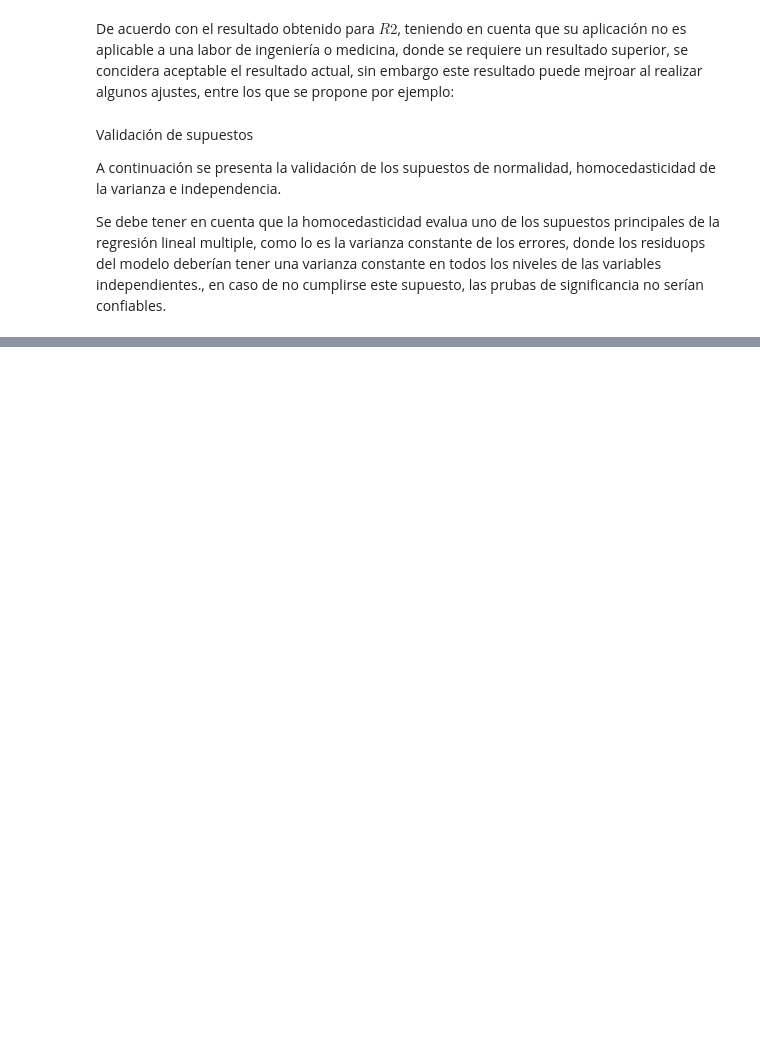
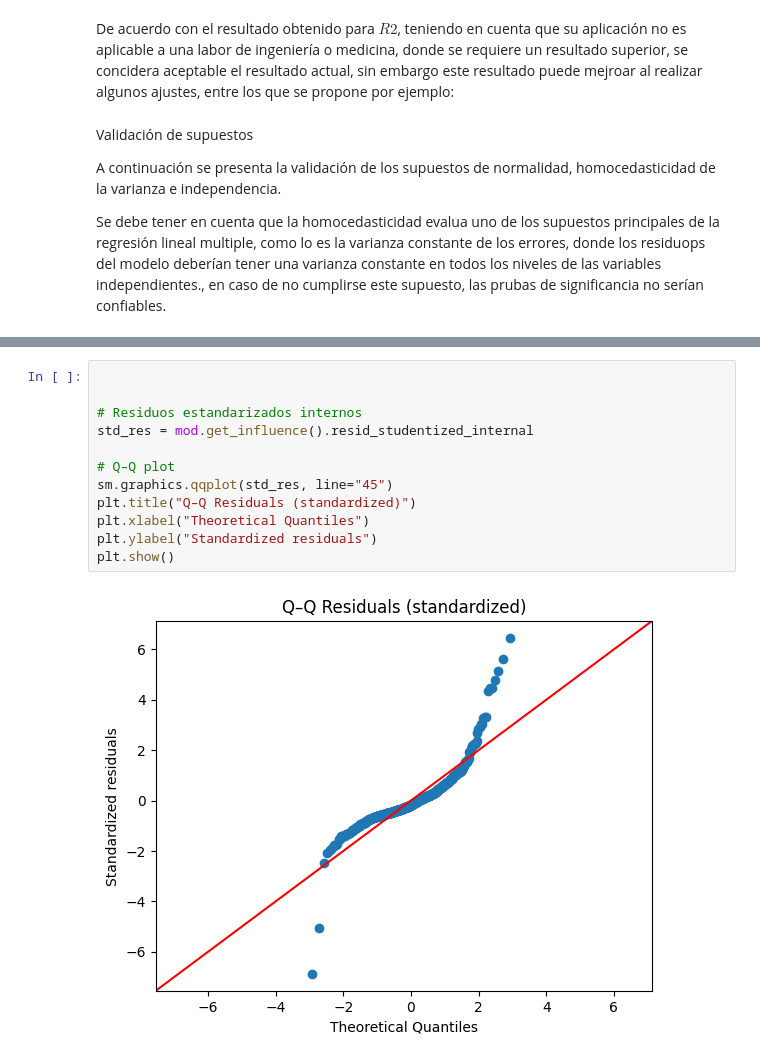
Before and after one commit to marioleandrovanegas/Unidad2, a Jupyter notebook: Unidad2.ipynb, the cells around one changed output, grey strips where cells are left out. Drawn from its saved outputs; the diff is of its cells as text; blank space fills up the shorter version.

```diff
--- a/Unidad2.ipynb
+++ b/Unidad2.ipynb
@@ -250,0 +273,14 @@ plt.show()
+# %%
+
+
+# Residuos estandarizados internos
+std_res = mod.get_influence().resid_studentized_internal
+
+# Q–Q plot
+sm.graphics.qqplot(std_res, line="45")
+plt.title("Q–Q Residuals (standardized)")
+plt.xlabel("Theoretical Quantiles")
+plt.ylabel("Standardized residuals")
+plt.show()
+# %% [output]
+[figure, added]
```
Also changed, not shown: parts of 14 cells of this notebook.
